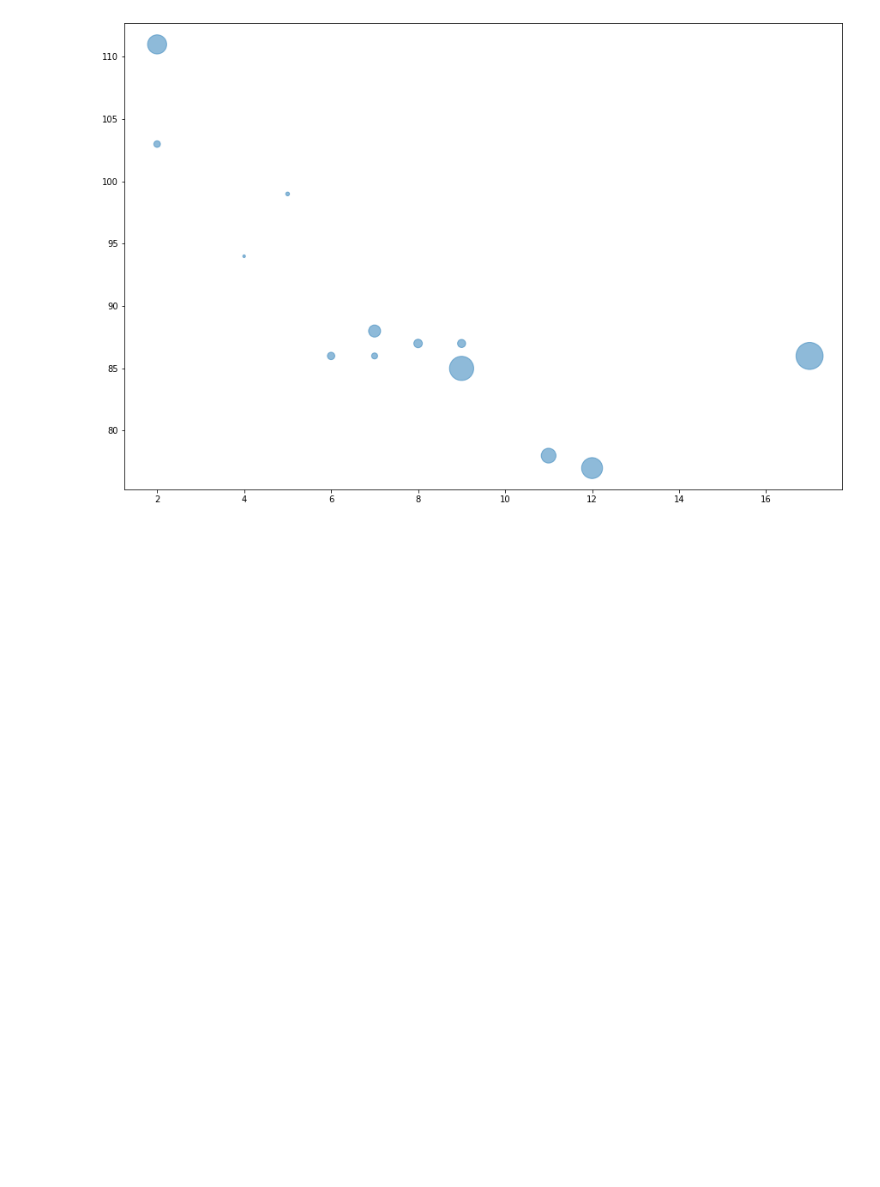
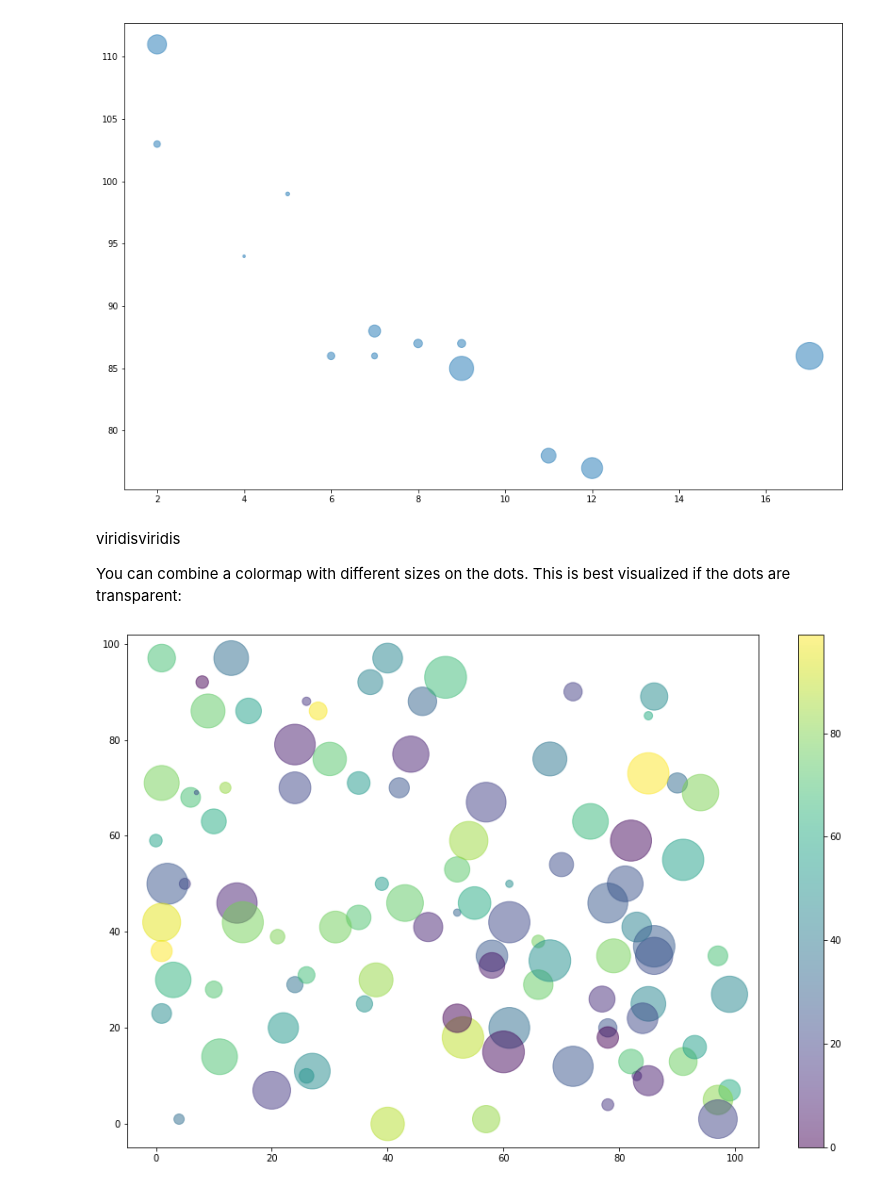
Before and after one commit to Rasel-25/Python, a Jupyter notebook: Matplotlib/matplotlib.ipynb, the cells around one changed output. Drawn from its saved outputs; the diff is of its cells as text; code cells hidden in the pictures; blank space fills up the shorter version.

```diff
--- a/Matplotlib/matplotlib.ipynb
+++ b/Matplotlib/matplotlib.ipynb
@@ -341,3 +353,20 @@ plt.scatter(x, y, s=sizes, alpha=.5)
 plt.show()
 # %% [output]
 [figure]
+# %% [markdown]
+viridisviridis
+
+You can combine a colormap with different sizes on the dots. This is best visualized if the dots are transparent:
+# %%
+# Create random arrays with 100 values for x-points, y-points, colors and sizes:
+plt.figure(figsize=(15,10))
+x = np.random.randint(100, size=(100))
+y = np.random.randint(100, size=(100))
+colors = np.random.randint(100, size=(100))
+sizes = 20 * np.random.randint(100, size=(100))
+
+plt.scatter(x, y, c=colors, s=sizes, alpha=0.5, cmap='viridis')
+plt.colorbar()
+plt.show()
+# %% [output]
+[figure, added]
```
Also changed, not shown: parts of 31 cells of this notebook.
